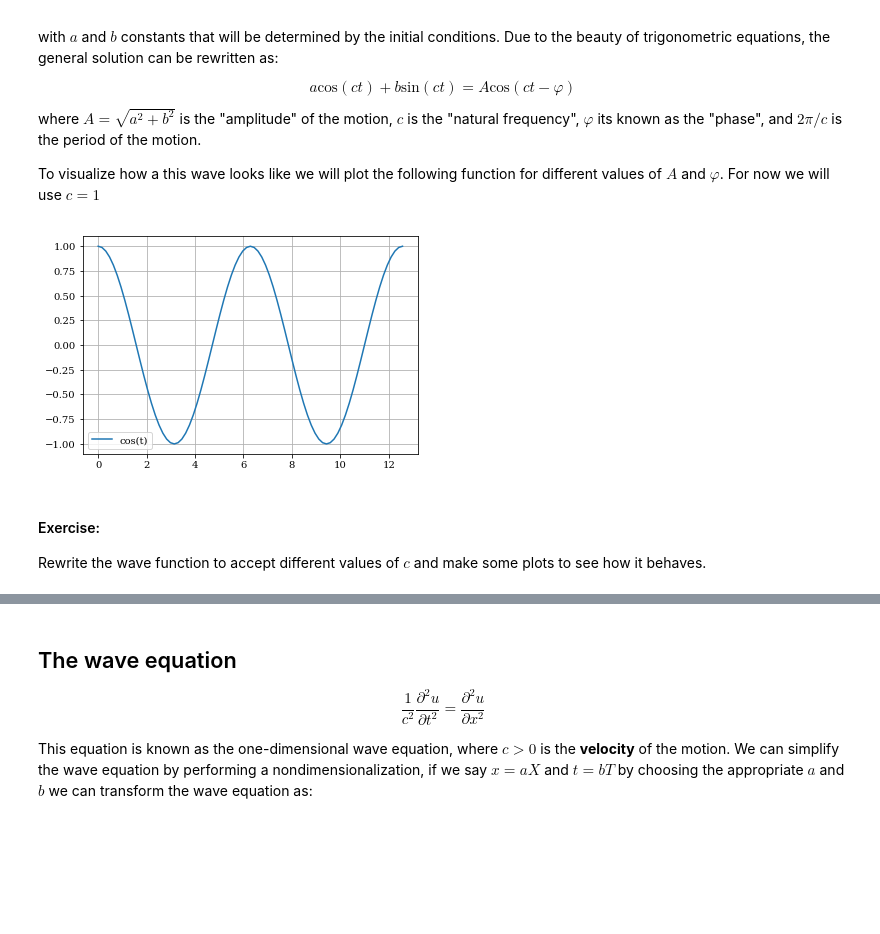
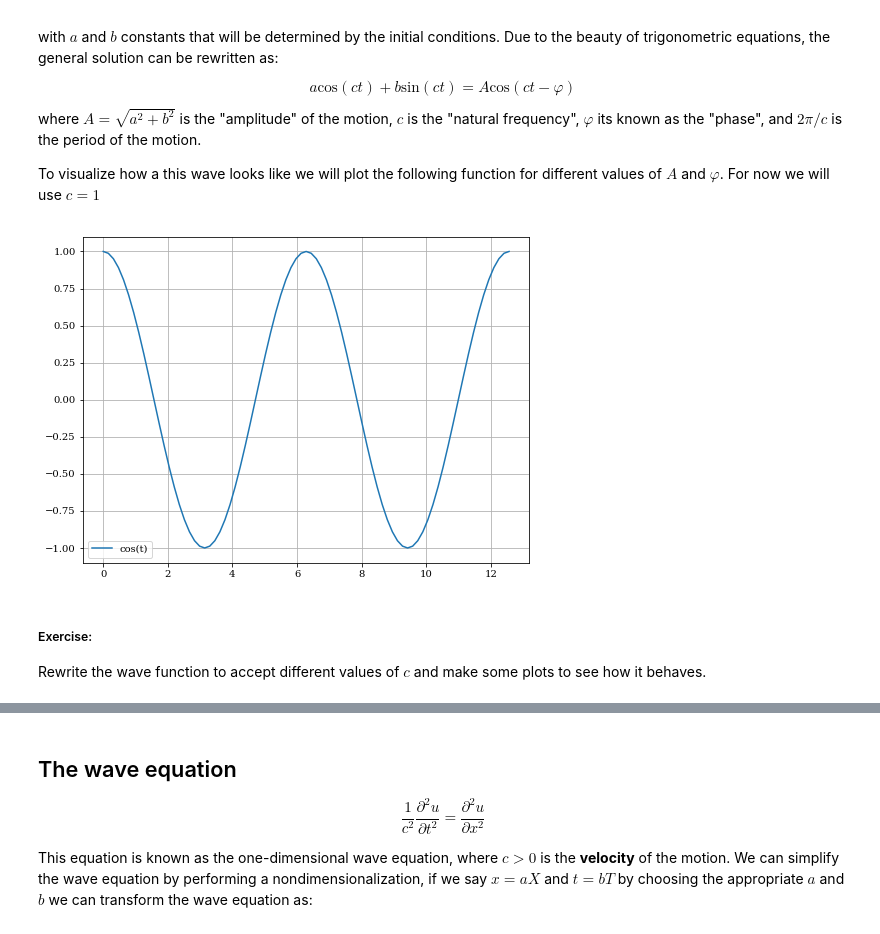
Before and after one commit to engineersCode/EngComp5_surfourier, a Jupyter notebook: notebooks_en/1_The_Genesis_of_Fourier.ipynb, the cells around one changed output, grey strips where cells are left out. Cells and saved outputs as stored; diff of their text form; code cells hidden in the pictures; blank space fills up the shorter version.

```diff
--- a/notebooks_en/1_The_Genesis_of_Fourier.ipynb
+++ b/notebooks_en/1_The_Genesis_of_Fourier.ipynb
@@ -63,15 +63,17 @@ time = numpy.linspace(0, 4*numpy.pi, 81)
 Ao = 1
 phio = 0
 # %%
+pyplot.figure(figsize=(8,6))
+
 pyplot.plot(time, wave(Ao, phio, time), label='cos(t)')
 ## Add a line here to plot with different values of A and phi
 
 pyplot.legend()
 pyplot.grid();
 # %% [output]
-[figure, old version]
+[figure, new version]
 # %% [markdown]
-#### Exercise:
+##### Exercise:
 Rewrite the wave function to accept different values of $c$ and make some plots to see how it behaves.
 # %% [markdown]
 ### Standing and traveling waves
```
Also changed, not shown: parts of 9 cells of this notebook.
